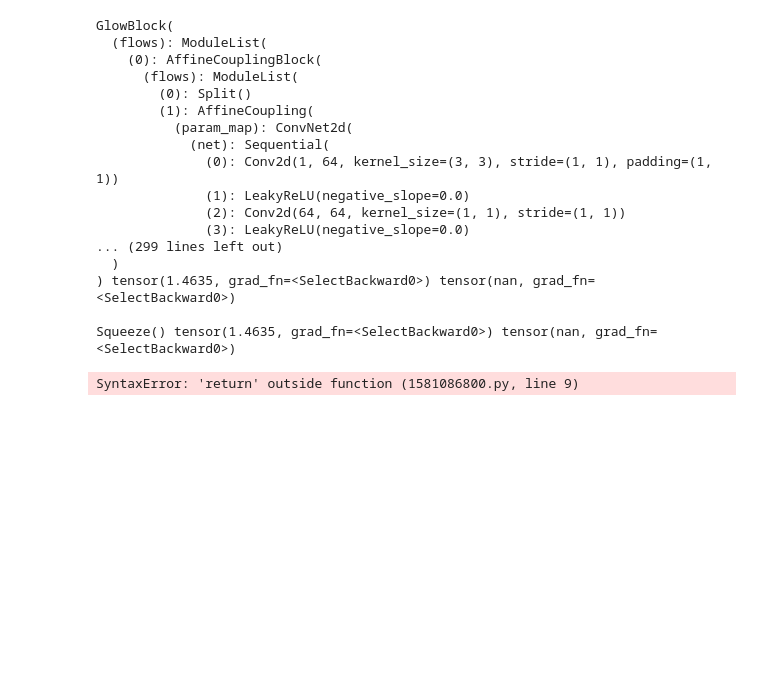
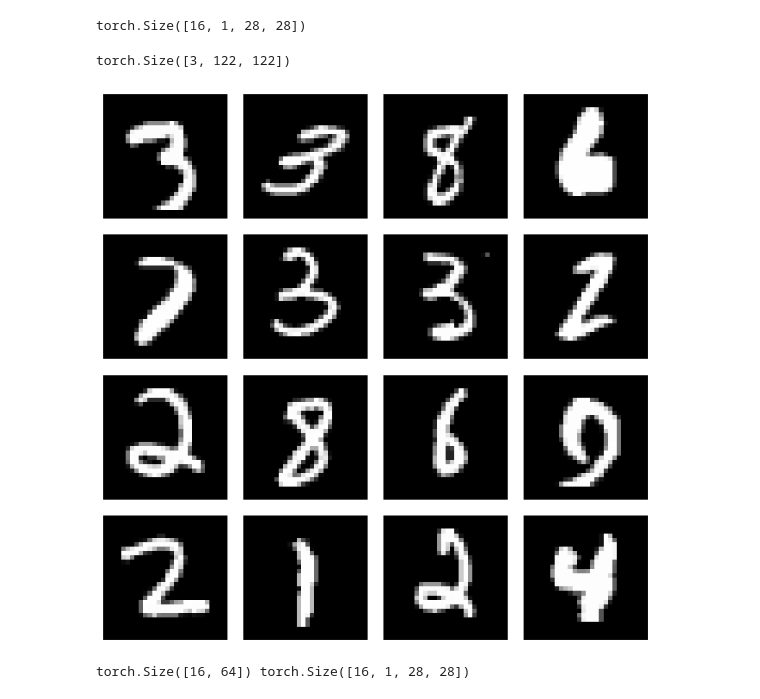
Before and after one commit to adam2392/ciflows, a Jupyter notebook: notebooks/01_vae_results.ipynb, the cells around one changed output. Cells and saved outputs as stored; diff of their text form; code cells hidden in the pictures; blank space fills up the shorter version.

```diff
--- a/notebooks/01_vae_results.ipynb
+++ b/notebooks/01_vae_results.ipynb
@@ -157,29 +170,45 @@ torch.Size([3, 122, 122])
-# %%
-num_samples = 2
-
-z, log_q = model.model.q0(num_samples)
-for flow in model.model.flows:
-    z, log_det = flow(z)
-    log_q -= log_det
-    print()
-    print(flow, z.flatten()[0], log_q[0])
-return z, log_q
-# %% [output]
-GlowBlock(
-  (flows): ModuleList(
-    (0): AffineCouplingBlock(
-      (flows): ModuleList(
-        (0): Split()
-        (1): AffineCoupling(
-          (param_map): ConvNet2d(
-            (net): Sequential(
-              (0): Conv2d(1, 64, kernel_size=(3, 3), stride=(1, 1), padding=(1, 1))
-              (1): LeakyReLU(negative_slope=0.0)
-              (2): Conv2d(64, 64, kernel_size=(1, 1), stride=(1, 1))
-              (3): LeakyReLU(negative_slope=0.0)
-... (299 lines left out)
-  )
-) tensor(1.4635, grad_fn=<SelectBackward0>) tensor(nan, grad_fn=<SelectBackward0>)
-
-Squeeze() tensor(1.4635, grad_fn=<SelectBackward0>) tensor(nan, grad_fn=<SelectBackward0>)
-SyntaxError: 'return' outside function (1581086800.py, line 9)
+# %%
+from ciflows.datasets.mnist import MNISTDataModule
+
+# Set up training configurations
+batch_size = 16
+num_workers = 8
+shuffle = True
+
+# define the data loader
+data_module = MNISTDataModule(
+    data_dir=root,
+    batch_size=batch_size,
+    shuffle=shuffle,
+    num_workers=num_workers,
+)
+data_module.setup('train')
+# %%
+dloader = data_module.train_dataloader()
+samples, classes = next(iter(dloader))
+print(samples.shape)
+# %% [output]
+torch.Size([16, 1, 28, 28])
+# %%
+# Visualize generated samples
+grid_size = make_grid(samples, nrow=4, padding=2)
+save_image(grid_size, 'generated_samples.png', normalize=False)
+
+print(grid_size.shape)
+fig, axes = plt.subplots(4, 4, figsize=(8, 8))
+for i in range(num_samples):
+    ax = axes[i // 4, i % 4]
+    ax.imshow(samples[i].squeeze(), cmap='gray')
+    ax.axis('off')
+
+plt.show()
+# %% [output]
+torch.Size([3, 122, 122])
+[figure, added]
+# %%
+# now try encoding and decoding
+encoded = model.encoder(samples)
+decoded = model.decoder(encoded).detach()
+print(encoded.shape, decoded.shape)
+# %% [output]
+torch.Size([16, 64]) torch.Size([16, 1, 28, 28])
```
Also changed, not shown: parts of 4 cells of this notebook, 2 other files.
